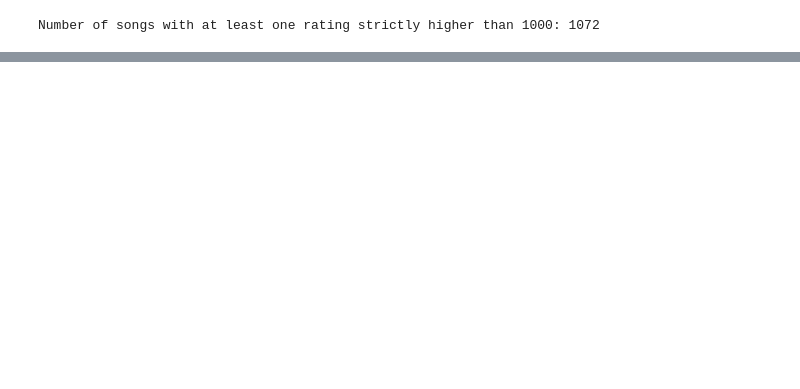
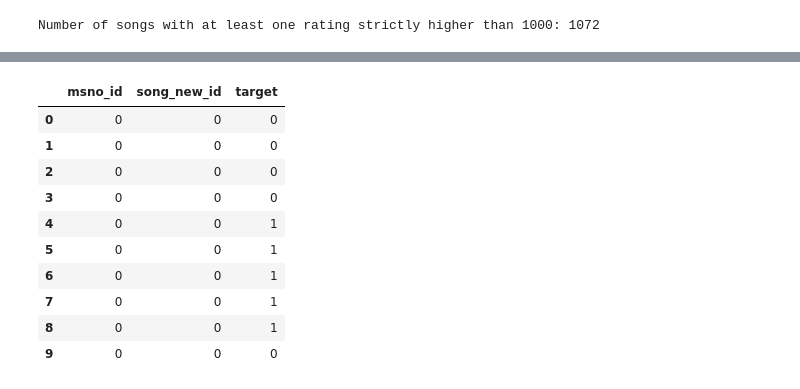
Before and after one commit to SauryStand/hybrid-recommender, a Jupyter notebook: music/pyspark-hybrid.ipynb, the cells around one changed output, grey strips where cells are left out. Cells and saved outputs as stored; diff of their text form; code cells hidden in the pictures; blank space fills up the shorter version.

```diff
--- a/music/pyspark-hybrid.ipynb
+++ b/music/pyspark-hybrid.ipynb
@@ -165,3 +309,4 @@ Number of songs with at least one rating strictly higher than 1000: 1072
 # %%
 #因为训练集太大太大，难以训练
-train_df, test_df = test_features.randomSplit([0.8, 0.2], seed=rnd_seed)
+train_features.withColumn("target", train_features["target"].cast(IntegerType()))
+train_df, test_df = train_features.randomSplit([0.8, 0.2], seed=rnd_seed)
@@ -168,3 +315,6 @@ train_df, test_df = test_features.randomSplit([0.8, 0.2], seed=rnd_seed)
+# %%
+train_df = train_df.withColumn("target", train_df["target"].cast(IntegerType()))
+test_df = test_df.withColumn("target", test_df["target"].cast(IntegerType()))
 # %%
 
 # we will cache the data because we will be using this dataframes over and over again
@@ -178,0 +390,14 @@ als = ALS(rank=10, maxIter=10, kagregParam=0.01, userCol='msno', itemCol='movie_
+# %%
+train_df.limit(10).toPandas()
+# %% [output]
+|  | msno_id | song_new_id | target |
+| 0 | 0 | 0 | 0 |
+| 1 | 0 | 0 | 0 |
+| 2 | 0 | 0 | 0 |
+| 3 | 0 | 0 | 0 |
+| 4 | 0 | 0 | 1 |
+| 5 | 0 | 0 | 1 |
+| 6 | 0 | 0 | 1 |
+| 7 | 0 | 0 | 1 |
+| 8 | 0 | 0 | 1 |
+| 9 | 0 | 0 | 0 |
```
Also changed, not shown: parts of 95 cells of this notebook.
